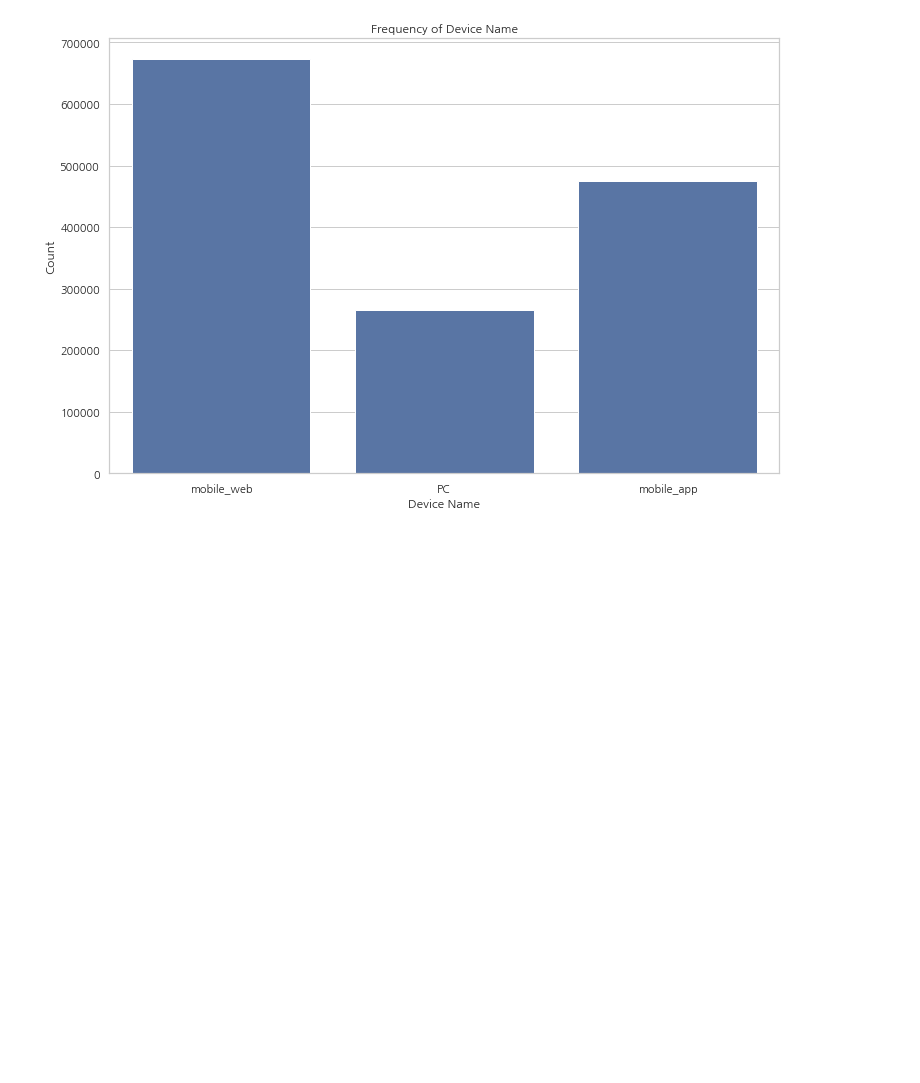
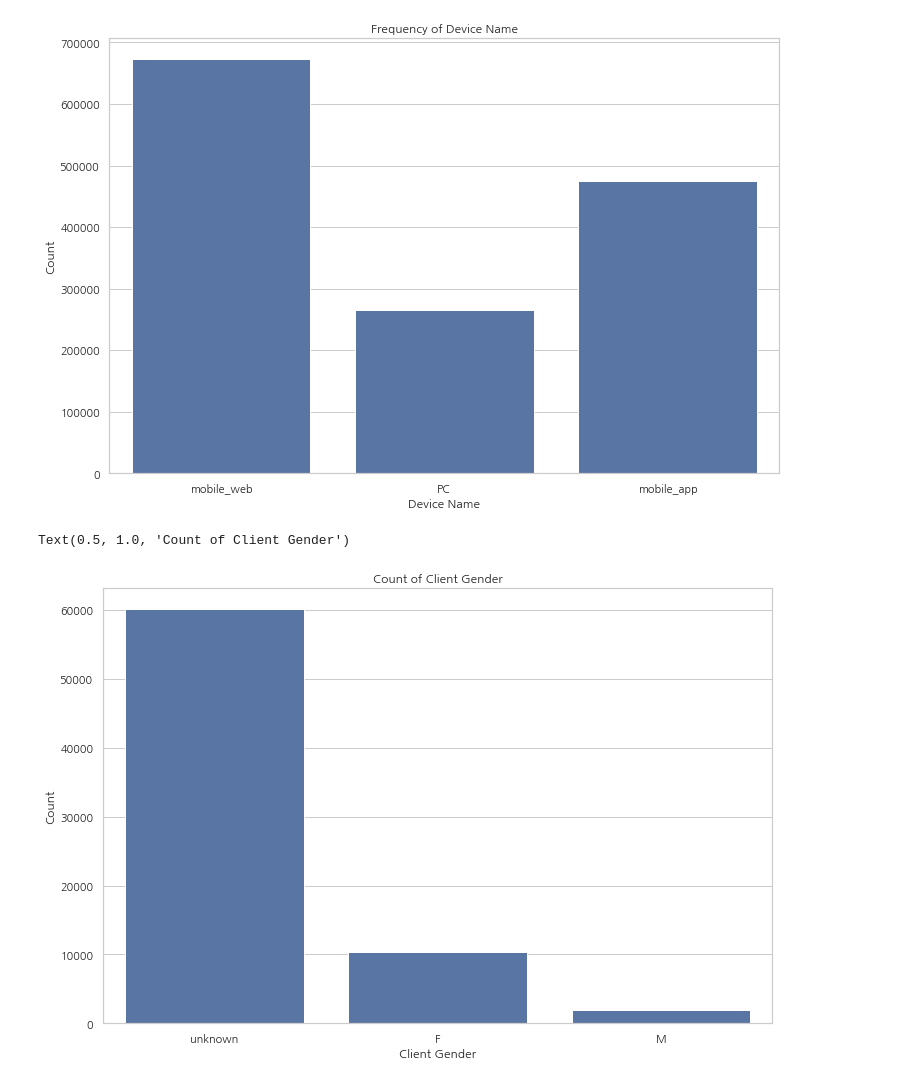
Before and after one commit to hojisu/recommendation-project, a Jupyter notebook: EDA-dayofweek-hour.ipynb, the cells around one changed output. Cells and saved outputs as stored; diff of their text form; code cells hidden in the pictures; blank space fills up the shorter version.

```diff
--- a/EDA-dayofweek-hour.ipynb
+++ b/EDA-dayofweek-hour.ipynb
@@ -171,3 +171,12 @@ plt.title('Frequency of Device Name')
 # %% [output]
 Text(0.5, 1.0, 'Frequency of Device Name')
 [figure]
+# %%
+plt.figure(figsize=(12,8))
+sns.countplot(x="clnt_gender", data=df_client_demo, color=color[0])
+plt.ylabel('Count', fontsize=12)
+plt.xlabel('Client Gender', fontsize=12)
+plt.title('Count of Client Gender')
+# %% [output]
+Text(0.5, 1.0, 'Count of Client Gender')
+[figure, added]
```
Also changed, not shown: parts of 1 cell of this notebook.
